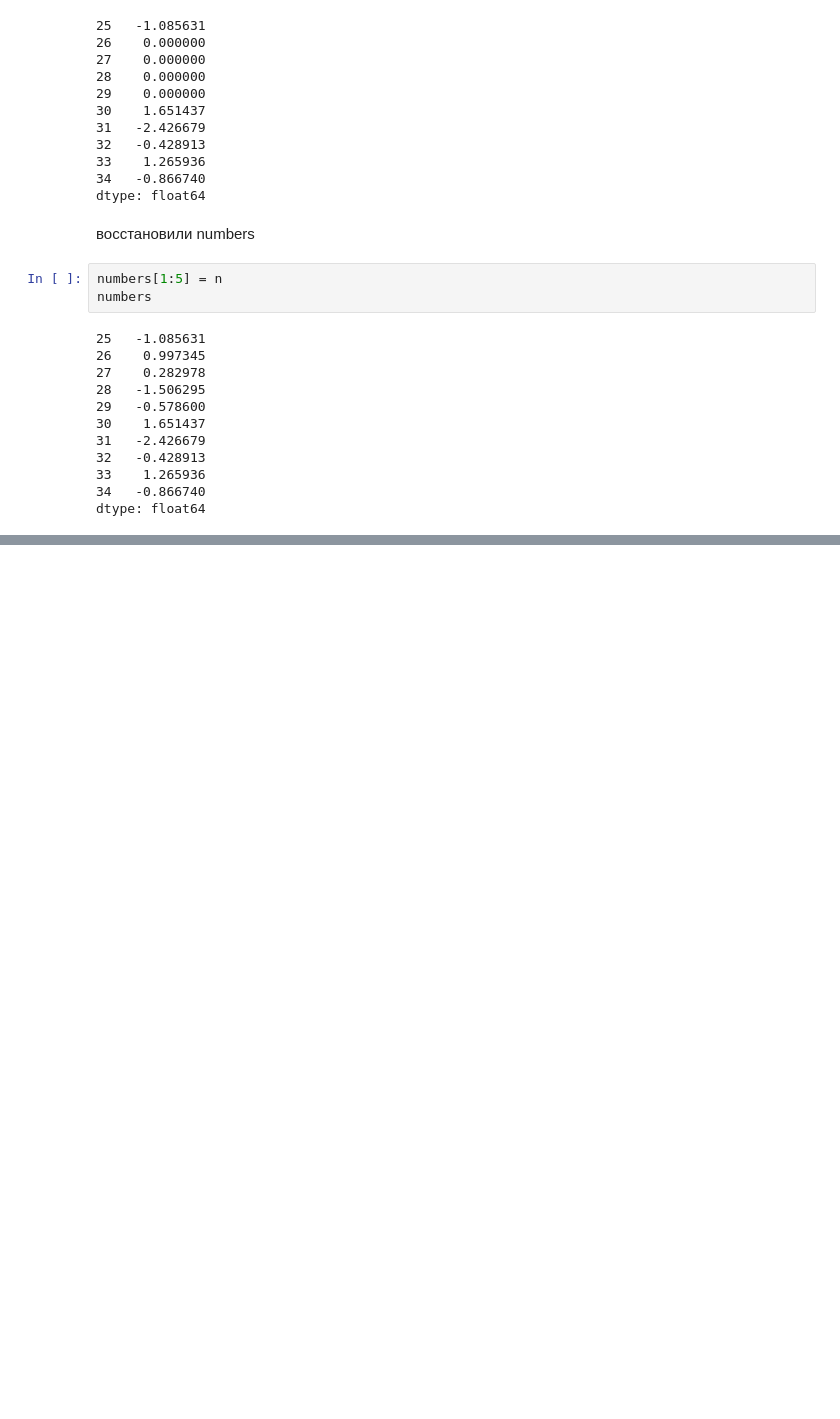
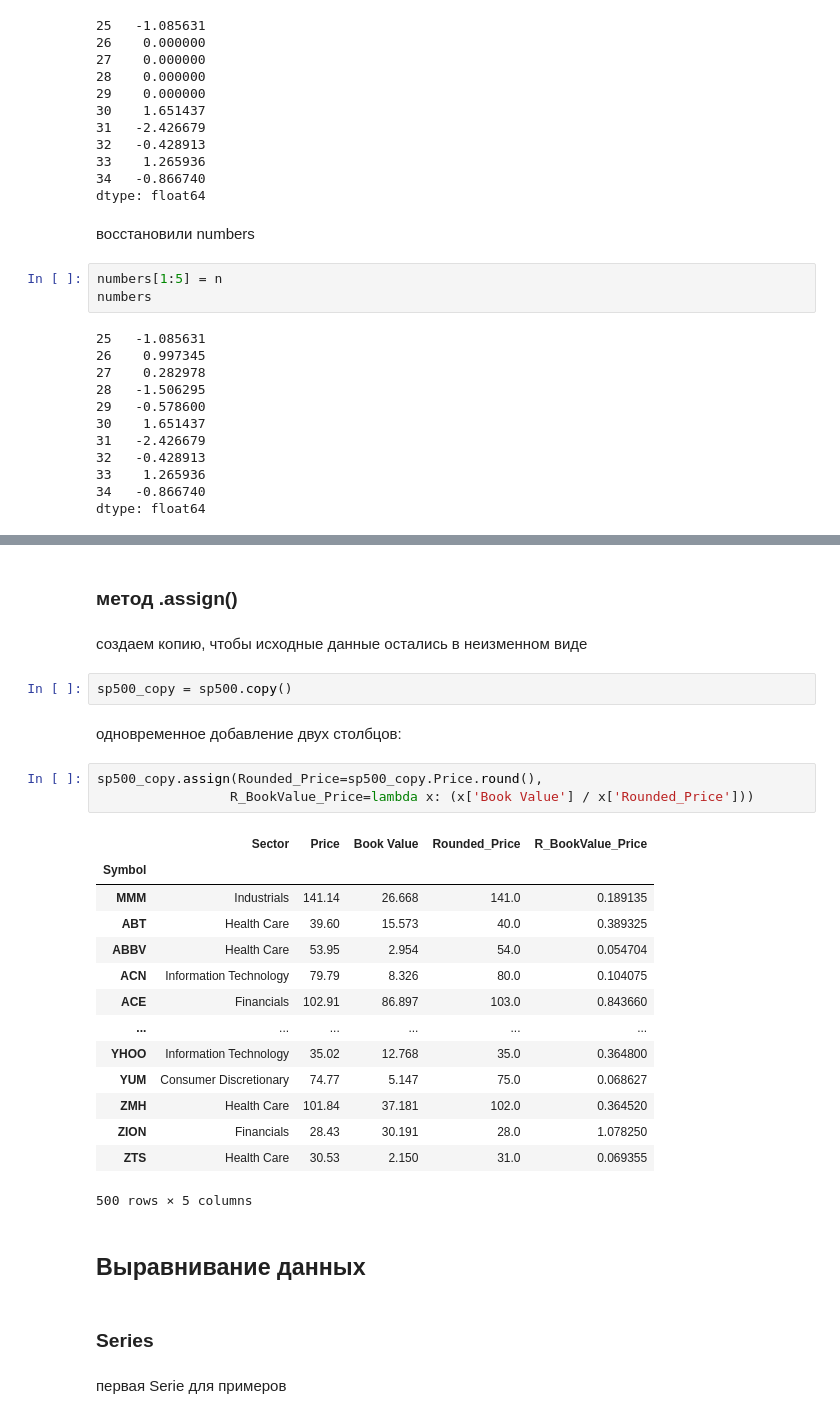
Before and after one commit to VorobyvEgor/Data_Science_with_Python, a Jupyter notebook: 1_Data_Structures.ipynb, the cells around one changed output, grey strips where cells are left out. Saved outputs shown, nothing was run; the diff lists cells and outputs as text; blank space fills up the shorter version.

```diff
--- a/1_Data_Structures.ipynb
+++ b/1_Data_Structures.ipynb
@@ -1002,0 +1513,32 @@ dtype: float64
+# %% [markdown]
+### метод .assign()
+# %% [markdown]
+создаем копию, чтобы исходные данные остались в неизменном виде
+# %%
+sp500_copy = sp500.copy()
+# %% [markdown]
+одновременное добавление двух столбцов:
+# %%
+sp500_copy.assign(Rounded_Price=sp500_copy.Price.round(),
+                 R_BookValue_Price=lambda x: (x['Book Value'] / x['Rounded_Price']))
+# %% [output]
+|  | Sector | Price | Book Value | Rounded_Price | R_BookValue_Price |
+| Symbol |  |  |  |  |  |
+| MMM | Industrials | 141.14 | 26.668 | 141.0 | 0.189135 |
+| ABT | Health Care | 39.60 | 15.573 | 40.0 | 0.389325 |
+| ABBV | Health Care | 53.95 | 2.954 | 54.0 | 0.054704 |
+| ACN | Information Technology | 79.79 | 8.326 | 80.0 | 0.104075 |
+| ACE | Financials | 102.91 | 86.897 | 103.0 | 0.843660 |
+| ... | ... | ... | ... | ... | ... |
+| YHOO | Information Technology | 35.02 | 12.768 | 35.0 | 0.364800 |
+| YUM | Consumer Discretionary | 74.77 | 5.147 | 75.0 | 0.068627 |
+| ZMH | Health Care | 101.84 | 37.181 | 102.0 | 0.364520 |
+| ZION | Financials | 28.43 | 30.191 | 28.0 | 1.078250 |
+| ZTS | Health Care | 30.53 | 2.150 | 31.0 | 0.069355 |
+500 rows × 5 columns
+# %% [markdown]
+## Выравнивание данных
+# %% [markdown]
+### Series
+# %% [markdown]
+первая Serie для примеров
```
Also changed, not shown: parts of 120 cells of this notebook.
